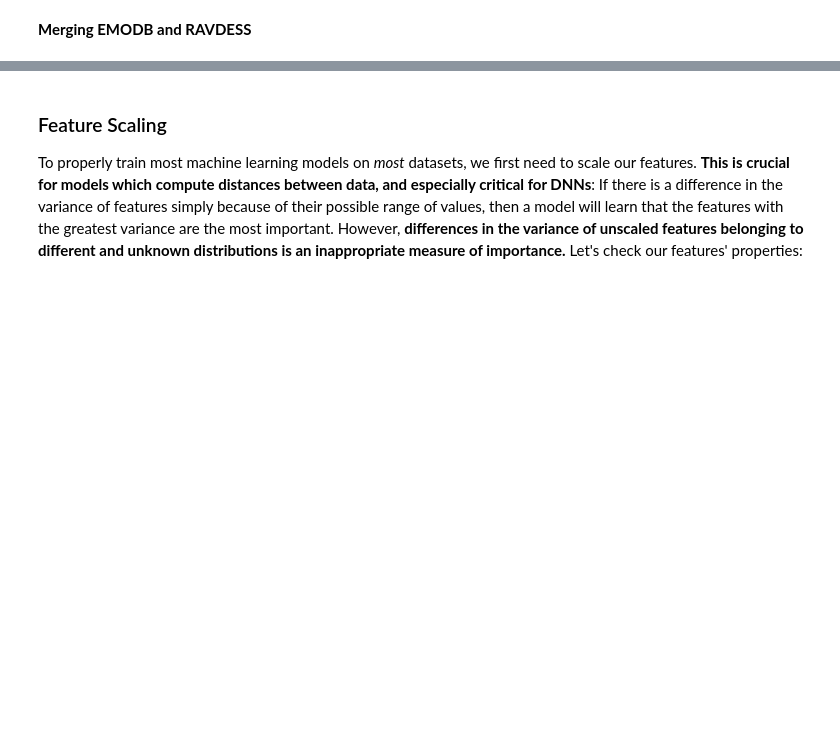
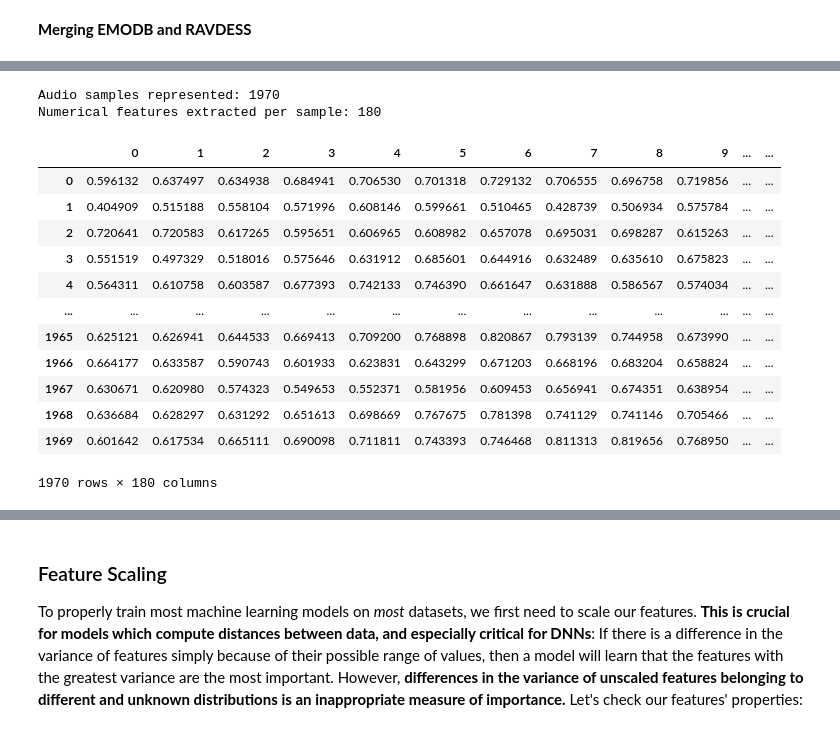
Before and after one commit to goose2711/Week-2_Data_Preprocessing, a Jupyter notebook: Week_2_Data_Preprocessing.ipynb, the cells around one changed output, grey strips where cells are left out. Saved outputs shown, nothing was run; the diff lists cells and outputs as text; code cells hidden in the pictures; blank space fills up the shorter version.

```diff
--- a/Week_2_Data_Preprocessing.ipynb
+++ b/Week_2_Data_Preprocessing.ipynb
@@ -967,0 +991,21 @@ plt.show()
+# %%
+print(f'\nAudio samples represented: {merged_dataset.shape[0]}')
+print(f'Numerical features extracted per sample: {merged_dataset.shape[1]}')
+features_merg = pd.DataFrame(merged_dataset) # make it pretty for display
+features_merg
+# %% [output]
+Audio samples represented: 1970
+Numerical features extracted per sample: 180
+|  | 0 | 1 | 2 | 3 | 4 | 5 | 6 | 7 | 8 | 9 | ... | ... |
+| 0 | 0.596132 | 0.637497 | 0.634938 | 0.684941 | 0.706530 | 0.701318 | 0.729132 | 0.706555 | 0.696758 | 0.719856 | ... | ... |
+| 1 | 0.404909 | 0.515188 | 0.558104 | 0.571996 | 0.608146 | 0.599661 | 0.510465 | 0.428739 | 0.506934 | 0.575784 | ... | ... |
+| 2 | 0.720641 | 0.720583 | 0.617265 | 0.595651 | 0.606965 | 0.608982 | 0.657078 | 0.695031 | 0.698287 | 0.615263 | ... | ... |
+| 3 | 0.551519 | 0.497329 | 0.518016 | 0.575646 | 0.631912 | 0.685601 | 0.644916 | 0.632489 | 0.635610 | 0.675823 | ... | ... |
+| 4 | 0.564311 | 0.610758 | 0.603587 | 0.677393 | 0.742133 | 0.746390 | 0.661647 | 0.631888 | 0.586567 | 0.574034 | ... | ... |
+| ... | ... | ... | ... | ... | ... | ... | ... | ... | ... | ... | ... | ... |
+| 1965 | 0.625121 | 0.626941 | 0.644533 | 0.669413 | 0.709200 | 0.768898 | 0.820867 | 0.793139 | 0.744958 | 0.673990 | ... | ... |
+| 1966 | 0.664177 | 0.633587 | 0.590743 | 0.601933 | 0.623831 | 0.643299 | 0.671203 | 0.668196 | 0.683204 | 0.658824 | ... | ... |
+| 1967 | 0.630671 | 0.620980 | 0.574323 | 0.549653 | 0.552371 | 0.581956 | 0.609453 | 0.656941 | 0.674351 | 0.638954 | ... | ... |
+| 1968 | 0.636684 | 0.628297 | 0.631292 | 0.651613 | 0.698669 | 0.767675 | 0.781398 | 0.741129 | 0.741146 | 0.705466 | ... | ... |
+| 1969 | 0.601642 | 0.617534 | 0.665111 | 0.690098 | 0.711811 | 0.743393 | 0.746468 | 0.811313 | 0.819656 | 0.768950 | ... | ... |
+1970 rows × 180 columns
```
Also changed, not shown: parts of 10 cells of this notebook.
